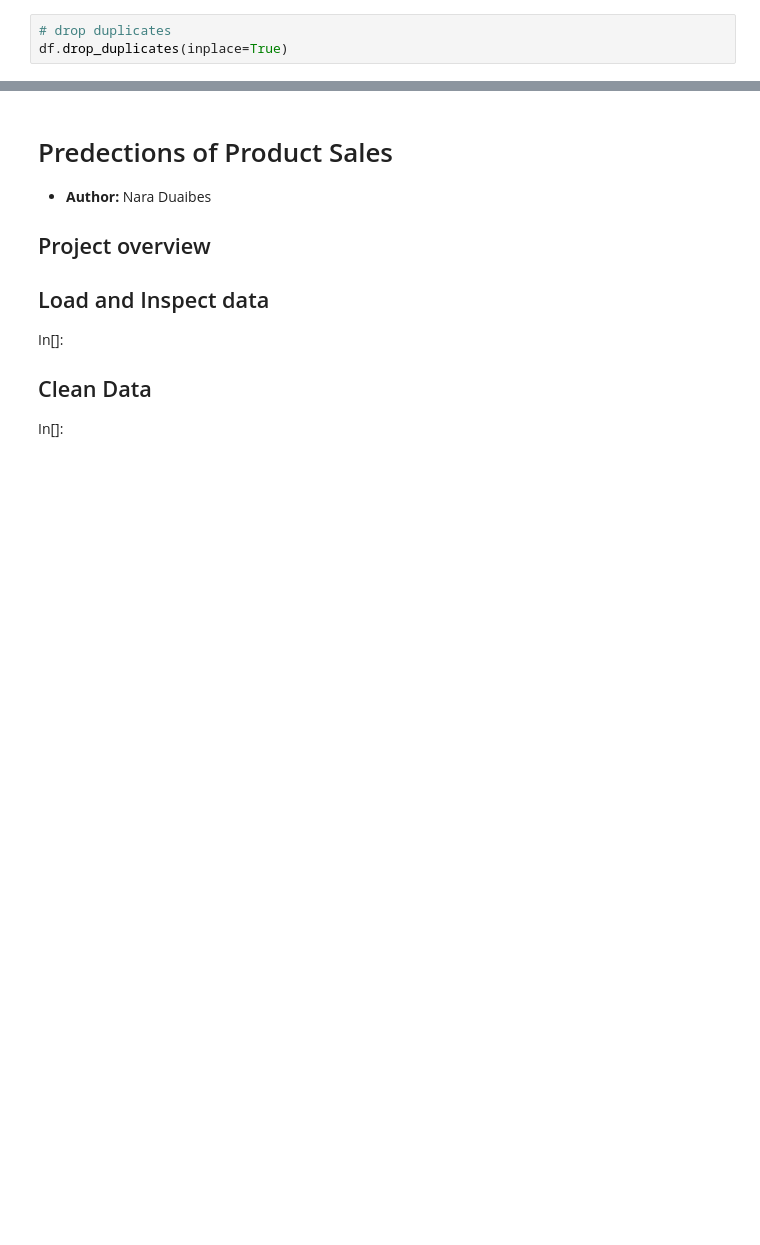
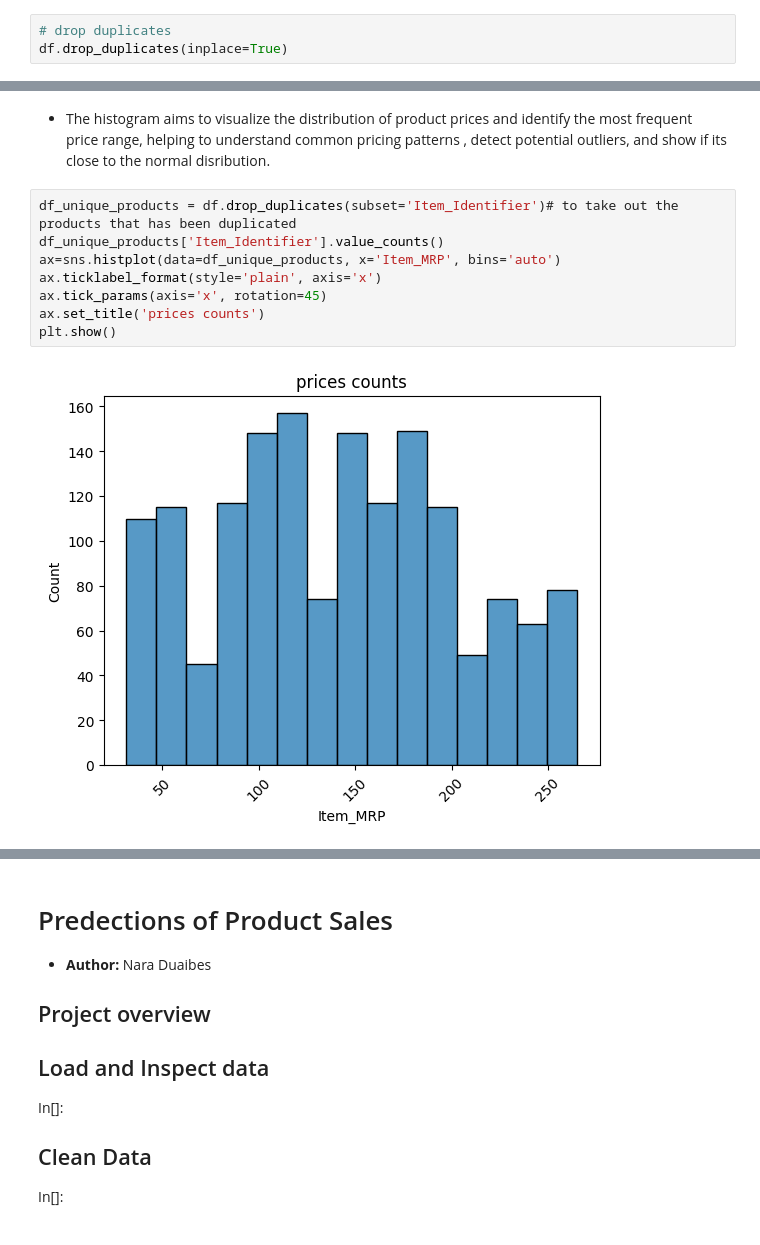
Before and after one commit to NaraDaibes/Predictions-Of-Product-Sales, a Jupyter notebook: project1.ipynb, the cells around one changed output, grey strips where cells are left out. Drawn from its saved outputs; the diff is of its cells as text; blank space fills up the shorter version.

```diff
--- a/project1.ipynb
+++ b/project1.ipynb
@@ -62,0 +205,12 @@ df.shape
+# %% [markdown]
+* The histogram aims to visualize the distribution of product prices and identify the most frequent price range, helping to understand common pricing patterns , detect potential outliers, and show if its close to the normal disribution.
+# %%
+df_unique_products = df.drop_duplicates(subset='Item_Identifier')# to take out the products that has been duplicated
+df_unique_products['Item_Identifier'].value_counts()
+ax=sns.histplot(data=df_unique_products, x='Item_MRP', bins='auto')
+ax.ticklabel_format(style='plain', axis='x')
+ax.tick_params(axis='x', rotation=45)
+ax.set_title('prices counts')
+plt.show()
+# %% [output]
+[figure, added]
```
Also changed, not shown: parts of 30 cells of this notebook.
